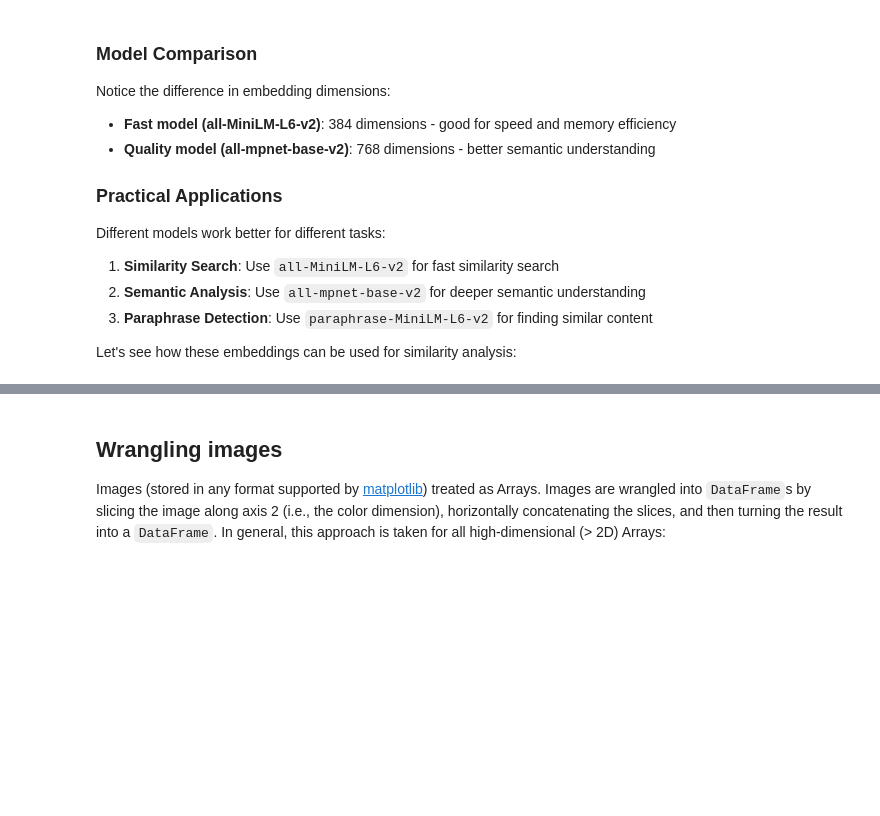
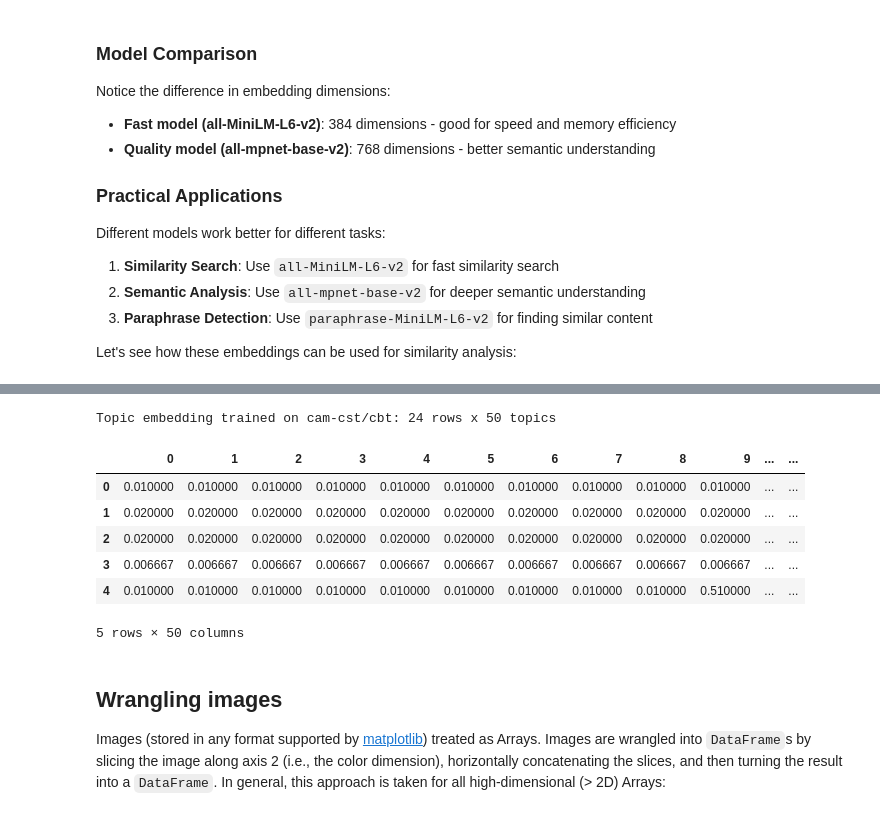
Before and after one commit to ContextLab/data-wrangler, a Jupyter notebook: docs/tutorials/wrangling_basics.ipynb, the cells around one changed output, grey strips where cells are left out. Cells and saved outputs as stored; diff of their text form; code cells hidden in the pictures; blank space fills up the shorter version.

```diff
--- a/docs/tutorials/wrangling_basics.ipynb
+++ b/docs/tutorials/wrangling_basics.ipynb
@@ -317,3 +447,17 @@ fast_embeddings.iloc[:3, :5]
+# %%
+cbt_topics = dw.wrangle(lines, text_kwargs={'model': ['CountVectorizer', 'LatentDirichletAllocation'],
+                                            'corpus': 'cam-cst/cbt', 'config': 'raw'})
+print(f'Topic embedding trained on cam-cst/cbt: {cbt_topics.shape[0]} rows x {cbt_topics.shape[1]} topics')
+cbt_topics.head()
+# %% [output]
+Topic embedding trained on cam-cst/cbt: 24 rows x 50 topics
+|  | 0 | 1 | 2 | 3 | 4 | 5 | 6 | 7 | 8 | 9 | ... | ... |
+| 0 | 0.010000 | 0.010000 | 0.010000 | 0.010000 | 0.010000 | 0.010000 | 0.010000 | 0.010000 | 0.010000 | 0.010000 | ... | ... |
+| 1 | 0.020000 | 0.020000 | 0.020000 | 0.020000 | 0.020000 | 0.020000 | 0.020000 | 0.020000 | 0.020000 | 0.020000 | ... | ... |
+| 2 | 0.020000 | 0.020000 | 0.020000 | 0.020000 | 0.020000 | 0.020000 | 0.020000 | 0.020000 | 0.020000 | 0.020000 | ... | ... |
+| 3 | 0.006667 | 0.006667 | 0.006667 | 0.006667 | 0.006667 | 0.006667 | 0.006667 | 0.006667 | 0.006667 | 0.006667 | ... | ... |
+| 4 | 0.010000 | 0.010000 | 0.010000 | 0.010000 | 0.010000 | 0.010000 | 0.010000 | 0.010000 | 0.010000 | 0.510000 | ... | ... |
+5 rows × 50 columns
 # %% [markdown]
 ## Wrangling images
 
```
Also changed, not shown: parts of 26 cells of this notebook, 6 other files.
